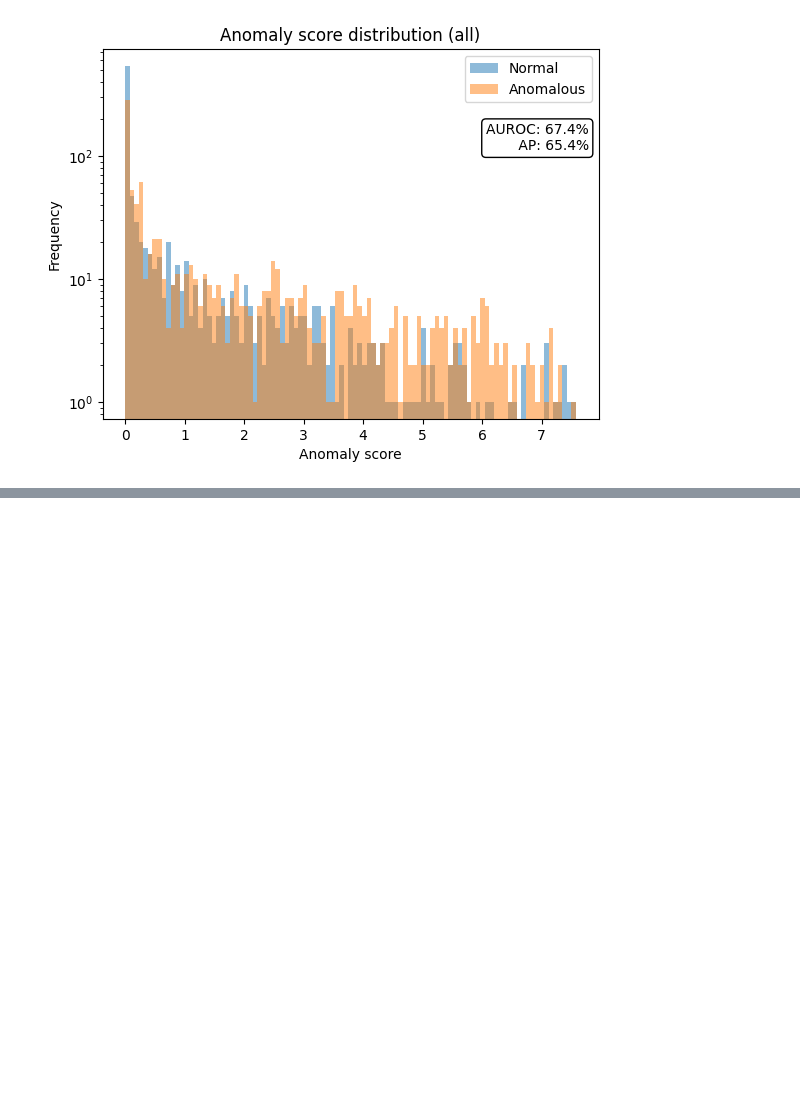
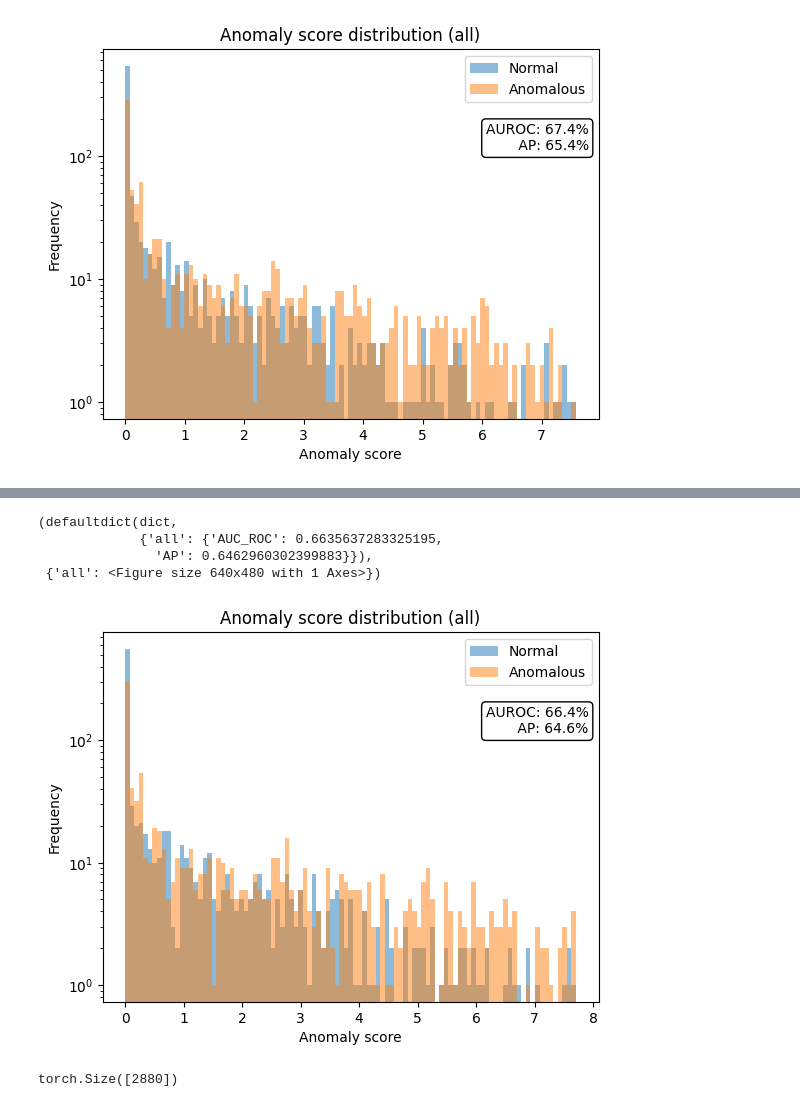
Before and after one commit to oliveradk/elk-experiments, a Jupyter notebook: notebooks/auto_circuit_eap_mahalanobis.ipynb, the cells around one changed output, grey strips where cells are left out. Cells and saved outputs as stored; diff of their text form; code cells hidden in the pictures; blank space fills up the shorter version.

```diff
--- a/notebooks/auto_circuit_eap_mahalanobis.ipynb
+++ b/notebooks/auto_circuit_eap_mahalanobis.ipynb
@@ -64,0 +201,17 @@ To disable this warning, you can either:
+# %%
+# apply the mask dict to the prune scores
+eap_feature_extractor = EAPFeatureExtractor(
+    effect_tokens=get_effect_tokens(task_name, task.model),
+    model=task.model,
+    grad_function="prob",
+    answer_function="avg_val",
+    ablation_type=AblationType.ZERO,
+    abs_value=True,
+    score_mask=None, #mask_dict,
+    threshold=threshold,
+    integrated_grad_samples=None,
+    resid_src=False,
+    resid_dest=False,
+    attn=True,
+    mlp=False
+)
@@ -64,0 +220,12 @@ To disable this warning, you can either:
+# %%
+# train detector
+from cupbearer.detectors.statistical import MahalanobisDetector
+detector = MahalanobisDetector(
+    feature_extractor=eap_feature_extractor
+)
+# %%
+bs = 32
+scripts.train_detector(
+    task, detector, save_path=None,eval_batch_size=bs
+)
+# %% [output]
@@ -64,0 +238,9 @@ To disable this warning, you can either:
+(defaultdict(dict,
+             {'all': {'AUC_ROC': 0.6635637283325195,
+               'AP': 0.6462960302399883}}),
+ {'all': <Figure size 640x480 with 1 Axes>})
+[figure, added]
+# %%
+detector._means["trusted"]["eap_scores"].shape
+# %% [output]
+torch.Size([2880])
```
Also changed, not shown: parts of 13 cells of this notebook.
